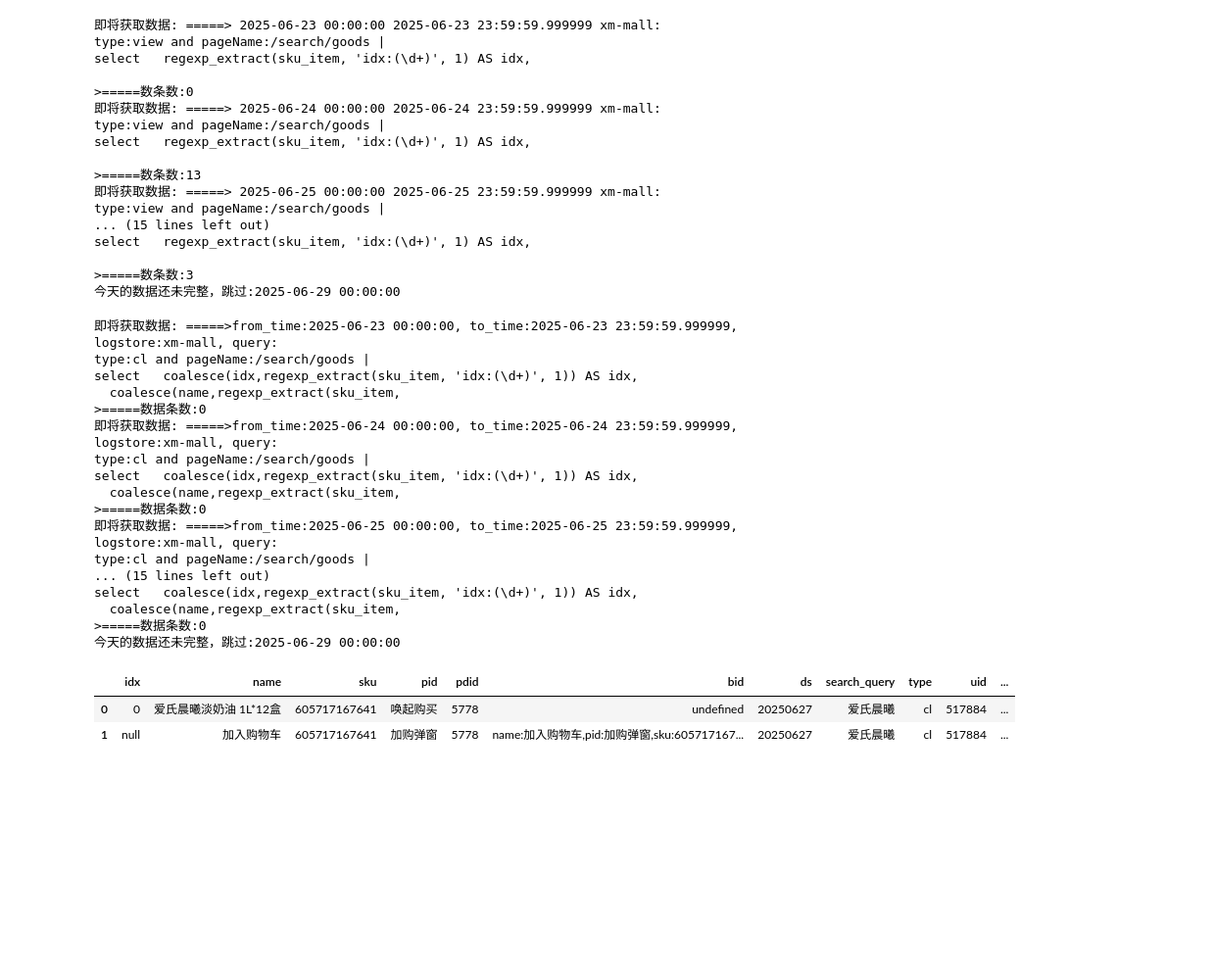
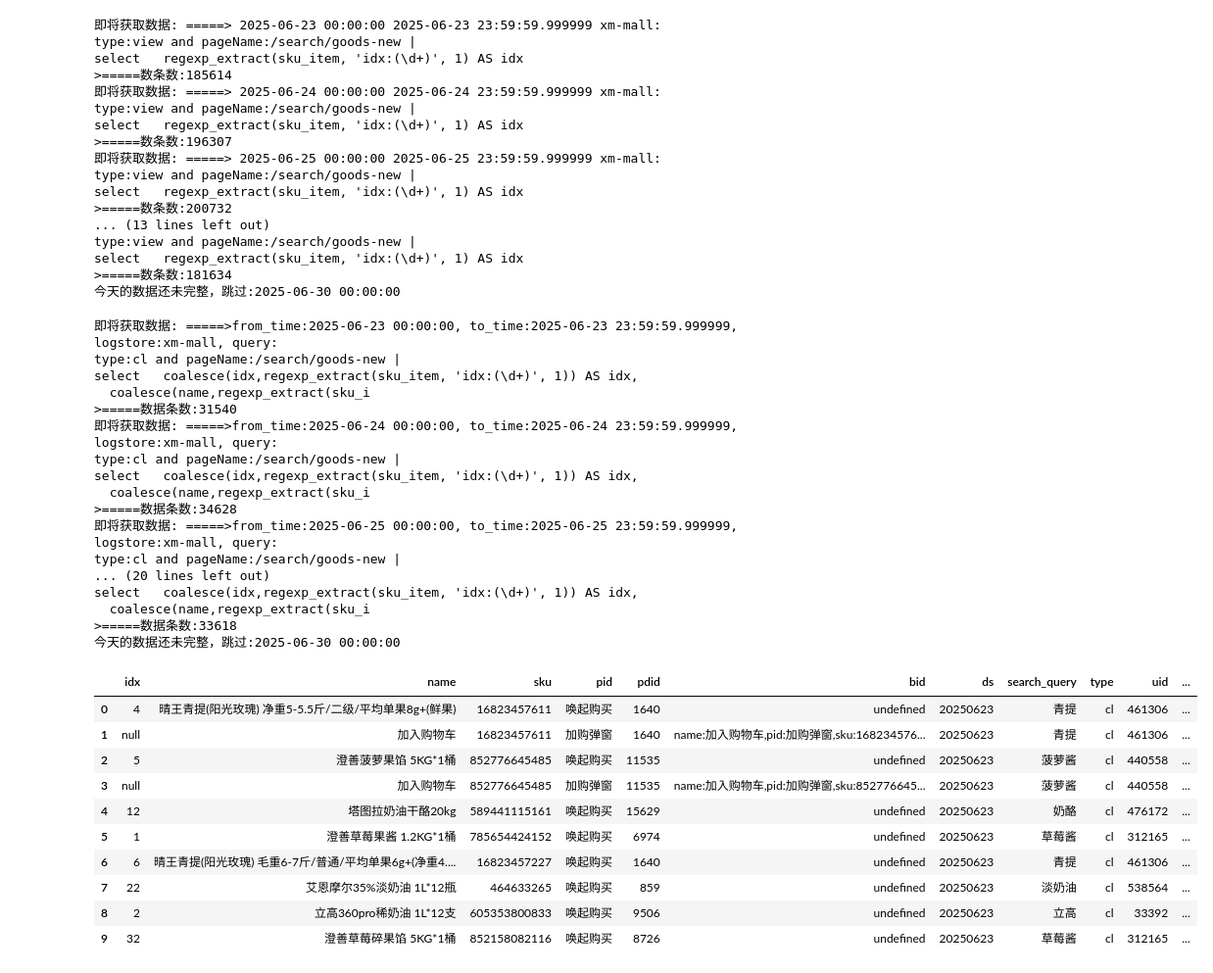
Before and after one commit to chrisptang/aliyun-devops, a Jupyter notebook: 搜索打散AB实验数据分析.ipynb, the cells around one changed output. Shown at 98% size. Cells and saved outputs as stored; diff of their text form; code cells hidden in the pictures; blank space fills up the shorter version.

```diff
--- a/搜索打散AB实验数据分析.ipynb
+++ b/搜索打散AB实验数据分析.ipynb
@@ -239,7 +249,7 @@ display(stats)
 # idx:4,name:徐州奶油草莓 净重3-3.2斤/一级/单果10g+/板装,pid:goods,sku:5442468008,salePrice:69.5,pdid:702,stock:10000,ext:cross;idx:5,name:徐州奶油草莓 280G*1盒/一级/4*6/ ,pid:goods,sku:5442468073,salePrice:16.5,pdid:702,stock:10000,ext:cross;idx:6,name:徐州奶油草莓 净重2.8-3斤/一级/单果10g+/ 10盒,pid:goods,sku:5442468518,salePrice:74.5,pdid:702,stock:10000,ext:cross
 
 view_query = """
-type:view and pageName:/search/goods |
+type:view and pageName:/search/goods-new |
 select   regexp_extract(sku_item, 'idx:(\d+)', 1) AS idx,
   regexp_extract(sku_item, 'name:([^,]+)', 1) AS name,
   regexp_extract(sku_item, 'sku:([\dA-Z]+)', 1) AS sku,
@@ -299,27 +309,27 @@ while current_date <= end_date:
     current_date += timedelta(days=1)
 # %% [output]
 即将获取数据: =====> 2025-06-23 00:00:00 2025-06-23 23:59:59.999999 xm-mall:
-type:view and pageName:/search/goods |
-select   regexp_extract(sku_item, 'idx:(\d+)', 1) AS idx,
-
->=====数条数:0
+type:view and pageName:/search/goods-new |
+select   regexp_extract(sku_item, 'idx:(\d+)', 1) AS idx
+>=====数条数:185614
 即将获取数据: =====> 2025-06-24 00:00:00 2025-06-24 23:59:59.999999 xm-mall:
-type:view and pageName:/search/goods |
-select   regexp_extract(sku_item, 'idx:(\d+)', 1) AS idx,
-
->=====数条数:13
+type:view and pageName:/search/goods-new |
+select   regexp_extract(sku_item, 'idx:(\d+)', 1) AS idx
+>=====数条数:196307
 即将获取数据: =====> 2025-06-25 00:00:00 2025-06-25 23:59:59.999999 xm-mall:
-type:view and pageName:/search/goods |
-... (15 lines left out)
-select   regexp_extract(sku_item, 'idx:(\d+)', 1) AS idx,
-
->=====数条数:3
-今天的数据还未完整，跳过:2025-06-29 00:00:00
+type:view and pageName:/search/goods-new |
+select   regexp_extract(sku_item, 'idx:(\d+)', 1) AS idx
+>=====数条数:200732
+... (13 lines left out)
+type:view and pageName:/search/goods-new |
+select   regexp_extract(sku_item, 'idx:(\d+)', 1) AS idx
+>=====数条数:181634
+今天的数据还未完整，跳过:2025-06-30 00:00:00
 # %%
 from sls_client import get_sls_raw_data_by_query
 
 click_query = """
-type:cl and pageName:/search/goods |
+type:cl and pageName:/search/goods-new |
 select   coalesce(idx,regexp_extract(sku_item, 'idx:(\d+)', 1)) AS idx,
   coalesce(name,regexp_extract(sku_item, 'name:([^,]+)', 1)) AS name,
   coalesce(sku,regexp_extract(sku_item, 'sku:([\dA-Z]+)', 1)) AS sku,
@@ -375,46 +385,54 @@ def get_user_sku_click_of_date_from_sls(
             ],
             inplace=True,
             errors="ignore",
         )
         _df["ds"] = day.strftime("%Y%m%d")
         _df.to_sql(table_name, conn, if_exists="replace", index=False)
     conn.close()
     return _df
 
 
 all_user_sku_click_df = pd.DataFrame()
 current_date = start_date
 while current_date <= end_date:
     is_today = current_date.strftime("%Y%m%d") == end_date.strftime("%Y%m%d")
     if is_today:
         print(f"今天的数据还未完整，跳过:{current_date}")
         break
     df = get_user_sku_click_of_date_from_sls(current_date, check_if_local_exist=True)
     all_user_sku_click_df = pd.concat([all_user_sku_click_df, df], ignore_index=True)
     current_date += timedelta(days=1)
 
 all_user_sku_click_df.head(10)
 # %% [output]
 即将获取数据: =====>from_time:2025-06-23 00:00:00, to_time:2025-06-23 23:59:59.999999, logstore:xm-mall, query:
-type:cl and pageName:/search/goods |
+type:cl and pageName:/search/goods-new |
 select   coalesce(idx,regexp_extract(sku_item, 'idx:(\d+)', 1)) AS idx,
-  coalesce(name,regexp_extract(sku_item,
->=====数据条数:0
+  coalesce(name,regexp_extract(sku_i
+>=====数据条数:31540
 即将获取数据: =====>from_time:2025-06-24 00:00:00, to_time:2025-06-24 23:59:59.999999, logstore:xm-mall, query:
-type:cl and pageName:/search/goods |
+type:cl and pageName:/search/goods-new |
 select   coalesce(idx,regexp_extract(sku_item, 'idx:(\d+)', 1)) AS idx,
-  coalesce(name,regexp_extract(sku_item,
->=====数据条数:0
+  coalesce(name,regexp_extract(sku_i
+>=====数据条数:34628
 即将获取数据: =====>from_time:2025-06-25 00:00:00, to_time:2025-06-25 23:59:59.999999, logstore:xm-mall, query:
-type:cl and pageName:/search/goods |
-... (15 lines left out)
+type:cl and pageName:/search/goods-new |
+... (20 lines left out)
 select   coalesce(idx,regexp_extract(sku_item, 'idx:(\d+)', 1)) AS idx,
-  coalesce(name,regexp_extract(sku_item,
->=====数据条数:0
-今天的数据还未完整，跳过:2025-06-29 00:00:00
+  coalesce(name,regexp_extract(sku_i
+>=====数据条数:33618
+今天的数据还未完整，跳过:2025-06-30 00:00:00
 |  | idx | name | sku | pid | pdid | bid | ds | search_query | type | uid | ... |
-| 0 | 0 | 爱氏晨曦淡奶油 1L*12盒 | 605717167641 | 唤起购买 | 5778 | undefined | 20250627 | 爱氏晨曦 | cl | 517884 | ... |
-| 1 | null | 加入购物车 | 605717167641 | 加购弹窗 | 5778 | name:加入购物车,pid:加购弹窗,sku:605717167... | 20250627 | 爱氏晨曦 | cl | 517884 | ... |
+| 0 | 4 | 晴王青提(阳光玫瑰) 净重5-5.5斤/二级/平均单果8g+(鲜果) | 16823457611 | 唤起购买 | 1640 | undefined | 20250623 | 青提 | cl | 461306 | ... |
+| 1 | null | 加入购物车 | 16823457611 | 加购弹窗 | 1640 | name:加入购物车,pid:加购弹窗,sku:168234576... | 20250623 | 青提 | cl | 461306 | ... |
+| 2 | 5 | 澄善菠萝果馅 5KG*1桶 | 852776645485 | 唤起购买 | 11535 | undefined | 20250623 | 菠萝酱 | cl | 440558 | ... |
+| 3 | null | 加入购物车 | 852776645485 | 加购弹窗 | 11535 | name:加入购物车,pid:加购弹窗,sku:852776645... | 20250623 | 菠萝酱 | cl | 440558 | ... |
+| 4 | 12 | 塔图拉奶油干酪20kg | 589441115161 | 唤起购买 | 15629 | undefined | 20250623 | 奶酪 | cl | 476172 | ... |
+| 5 | 1 | 澄善草莓果酱 1.2KG*1桶 | 785654424152 | 唤起购买 | 6974 | undefined | 20250623 | 草莓酱 | cl | 312165 | ... |
+| 6 | 6 | 晴王青提(阳光玫瑰) 毛重6-7斤/普通/平均单果6g+(净重4.... | 16823457227 | 唤起购买 | 1640 | undefined | 20250623 | 青提 | cl | 461306 | ... |
+| 7 | 22 | 艾恩摩尔35%淡奶油 1L*12瓶 | 464633265 | 唤起购买 | 859 | undefined | 20250623 | 淡奶油 | cl | 538564 | ... |
+| 8 | 2 | 立高360pro稀奶油 1L*12支 | 605353800833 | 唤起购买 | 9506 | undefined | 20250623 | 立高 | cl | 33392 | ... |
+| 9 | 32 | 澄善草莓碎果馅 5KG*1桶 | 852158082116 | 唤起购买 | 8726 | undefined | 20250623 | 草莓酱 | cl | 312165 | ... |
 # %%
 import re
 
```
Also changed, not shown: parts of 14 cells of this notebook, 1 other file.
